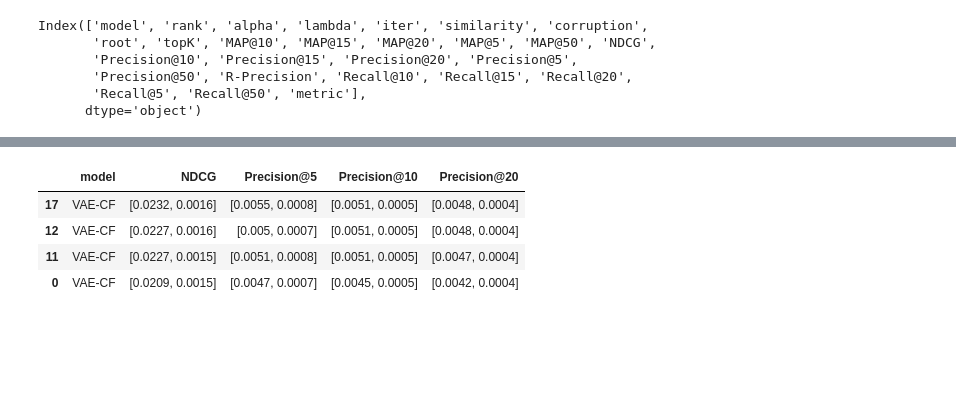
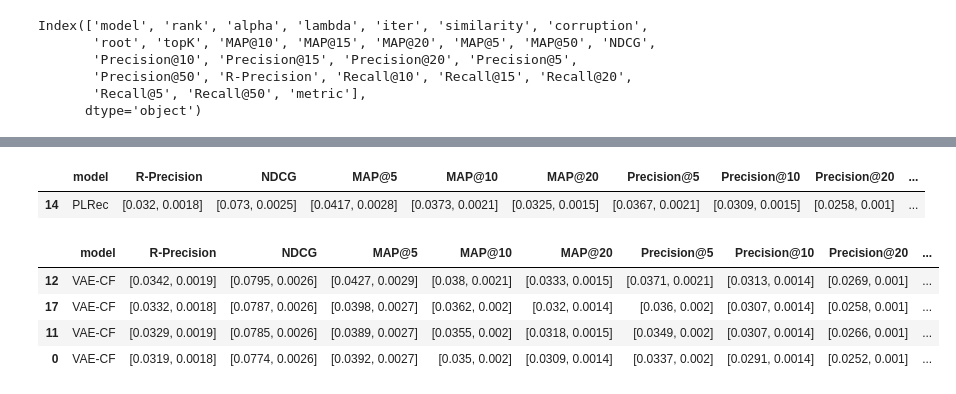
Before and after one commit to TinaBBB/RecSys_baseline_models, a Jupyter notebook: HP_selection.ipynb, the cells around one changed output, grey strips where cells are left out. Drawn from its saved outputs; the diff is of its cells as text; code cells hidden in the pictures; blank space fills up the shorter version.

```diff
--- a/HP_selection.ipynb
+++ b/HP_selection.ipynb
@@ -44,7 +59,7 @@ save_dataframe_csv(bpr_df, 'tables/yelp_toronto/', 'bpr.csv')
 # %% [markdown]
 ### Checking final results
 # %%
-df = pd.read_csv('./tables/final_result.csv')
+df = pd.read_csv('./tables/yelp_orig_final_result.csv')
 # %%
 metric='NDCG'
 # %%
@@ -116,10 +143,17 @@ df[df['model'] == 'NCE-PLRec'][['model', 'NDCG', 'R-Precision', 'Recall@5', 'Rec
 # %%
-df[df['model'] == 'PLRec'][['model', 'NDCG', 'MAP@5', 'MAP@10', 'MAP@20']].sort_values(by=metric, ascending=False)
+df[df['model'] == 'PLRec'][['model', 'R-Precision', 'NDCG', 'MAP@5', 'MAP@10', 'MAP@20',
+                          'Precision@5', 'Precision@10', 'Precision@20',
+                         'Recall@5', 'Recall@10', 'Recall@20']].sort_values(by=metric, ascending=False)
+# %% [output]
+|  | model | R-Precision | NDCG | MAP@5 | MAP@10 | MAP@20 | Precision@5 | Precision@10 | Precision@20 | ... |
+| 14 | PLRec | [0.032, 0.0018] | [0.073, 0.0025] | [0.0417, 0.0028] | [0.0373, 0.0021] | [0.0325, 0.0015] | [0.0367, 0.0021] | [0.0309, 0.0015] | [0.0258, 0.001] | ... |
 # %%
-df[df['model'] == 'VAE-CF'][['model', 'NDCG', 'Precision@5', 'Precision@10', 'Precision@20']].sort_values(by=metric, ascending=False)
+df[df['model'] == 'VAE-CF'][['model', 'R-Precision', 'NDCG', 'MAP@5', 'MAP@10', 'MAP@20',
+                          'Precision@5', 'Precision@10', 'Precision@20',
+                         'Recall@5', 'Recall@10', 'Recall@20']].sort_values(by=metric, ascending=False)
 # %% [output]
-|  | model | NDCG | Precision@5 | Precision@10 | Precision@20 |
-| 17 | VAE-CF | [0.0232, 0.0016] | [0.0055, 0.0008] | [0.0051, 0.0005] | [0.0048, 0.0004] |
-| 12 | VAE-CF | [0.0227, 0.0016] | [0.005, 0.0007] | [0.0051, 0.0005] | [0.0048, 0.0004] |
-| 11 | VAE-CF | [0.0227, 0.0015] | [0.0051, 0.0008] | [0.0051, 0.0005] | [0.0047, 0.0004] |
-| 0 | VAE-CF | [0.0209, 0.0015] | [0.0047, 0.0007] | [0.0045, 0.0005] | [0.0042, 0.0004] |
+|  | model | R-Precision | NDCG | MAP@5 | MAP@10 | MAP@20 | Precision@5 | Precision@10 | Precision@20 | ... |
+| 12 | VAE-CF | [0.0342, 0.0019] | [0.0795, 0.0026] | [0.0427, 0.0029] | [0.038, 0.0021] | [0.0333, 0.0015] | [0.0371, 0.0021] | [0.0313, 0.0014] | [0.0269, 0.001] | ... |
+| 17 | VAE-CF | [0.0332, 0.0018] | [0.0787, 0.0026] | [0.0398, 0.0027] | [0.0362, 0.002] | [0.032, 0.0014] | [0.036, 0.002] | [0.0307, 0.0014] | [0.0258, 0.001] | ... |
+| 11 | VAE-CF | [0.0329, 0.0019] | [0.0785, 0.0026] | [0.0389, 0.0027] | [0.0355, 0.002] | [0.0318, 0.0015] | [0.0349, 0.002] | [0.0307, 0.0014] | [0.0266, 0.001] | ... |
+| 0 | VAE-CF | [0.0319, 0.0018] | [0.0774, 0.0026] | [0.0392, 0.0027] | [0.035, 0.002] | [0.0309, 0.0014] | [0.0337, 0.002] | [0.0291, 0.0014] | [0.0252, 0.001] | ... |
```
Also changed, not shown: parts of 15 cells of this notebook, 32 other files.
